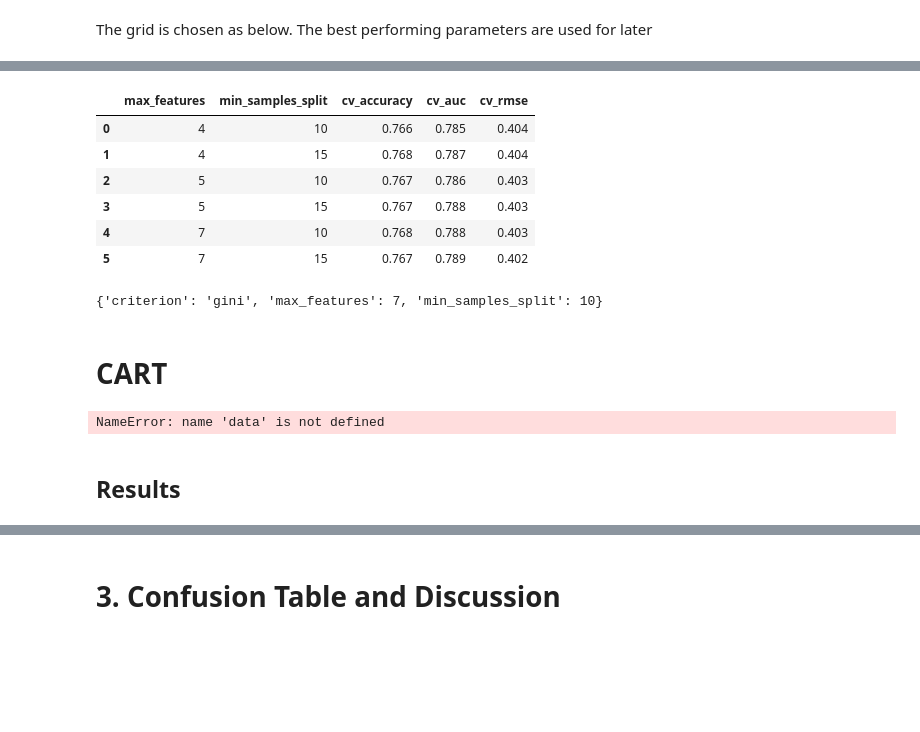
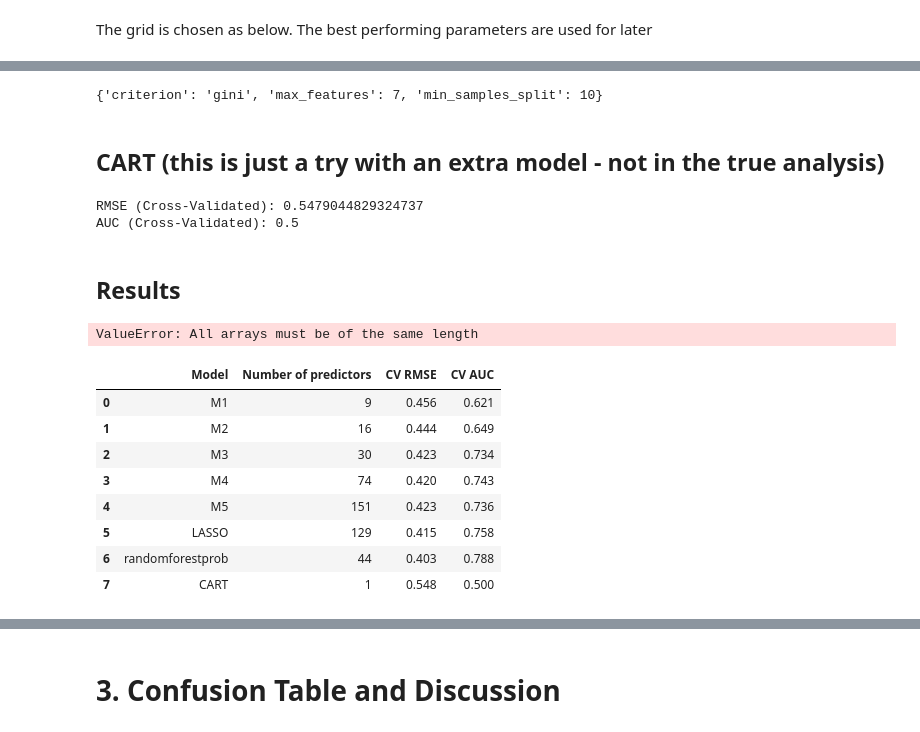
Before and after one commit to Jacopo21/Firms-prediction, a Jupyter notebook: 0Analysis.ipynb, the cells around one changed output, grey strips where cells are left out. Cells and saved outputs as stored; diff of their text form; code cells hidden in the pictures; blank space fills up the shorter version.

```diff
--- a/0Analysis.ipynb
+++ b/0Analysis.ipynb
@@ -331,4 +309,9 @@ grid = {'max_features': [4, 5, 7],
 # %%
+grid = {'max_features': [5, 6, 7],
+        'criterion':['gini'],
+        'min_samples_split': [10, 11]}
+
+
 prob_forest = RandomForestClassifier(random_state=42, n_estimators=50, oob_score=True)
 prob_forest_grid = GridSearchCV(prob_forest, grid, cv=5, refit='accuracy',
                                 scoring = ['accuracy', 'roc_auc', 'neg_brier_score'], n_jobs=-1)
@@ -361,13 +344,3 @@ prob_forest_cv_results = pd.DataFrame({
-# %%
-prob_forest_cv_results.round(3)
-# %% [output]
-|  | max_features | min_samples_split | cv_accuracy | cv_auc | cv_rmse |
-| 0 | 4 | 10 | 0.766 | 0.785 | 0.404 |
-| 1 | 4 | 15 | 0.768 | 0.787 | 0.404 |
-| 2 | 5 | 10 | 0.767 | 0.786 | 0.403 |
-| 3 | 5 | 15 | 0.767 | 0.788 | 0.403 |
-| 4 | 7 | 10 | 0.768 | 0.788 | 0.403 |
-| 5 | 7 | 15 | 0.767 | 0.789 | 0.402 |
 # %%
 #obtain optimal parameter values
 best_mtry = prob_forest_fit.best_params_['max_features']
@@ -394,8 +367,8 @@ for i in range(5):
     rmse = prob_forest_fit.cv_results_['split' + str(i) + '_test_roc_auc'][prob_forest_best_results_index]
     CV_AUC_folds_rf_p.append(rmse)
 CV_AUC_folds['randomforestprob'] = CV_AUC_folds_rf_p
-# %% [markdown]
-# CART
+# %% [markdown]
+## CART (this is just a try with an extra model - not in the true analysis)
 # %%
 from sklearn.tree import DecisionTreeClassifier
 from sklearn.model_selection import cross_val_score
@@ -409,8 +382,8 @@ X = cart_data.drop('fast_growth', axis=1)
 y = cart_data['fast_growth']
 
 # Create and fit the CART model
-model = DecisionTreeClassifier()
-
+model = DecisionTreeClassifier(max_depth=2, min_samples_split=5, min_samples_leaf=2, max_features='sqrt')
+model.fit(X, y)
 # Perform cross-validation and calculate RMSE and AUC
 rmse_scores = np.sqrt(-cross_val_score(model, X, y, cv=5, scoring='neg_mean_squared_error'))
 auc_scores = cross_val_score(model, X, y, cv=5, scoring='roc_auc')
@@ -419,9 +392,31 @@ auc_scores = cross_val_score(model, X, y, cv=5, scoring='roc_auc')
 print('RMSE (Cross-Validated):', np.mean(rmse_scores))
 print('AUC (Cross-Validated):', np.mean(auc_scores))
 # %% [output]
-NameError: name 'data' is not defined
+RMSE (Cross-Validated): 0.5479044829324737
+AUC (Cross-Validated): 0.5
 # %% [markdown]
 ## Results
+# %%
+## use also CART
+summary_results2 = pd.DataFrame({"Model": list(nvars.keys()) + ['CART'],
+                              "Number of predictors": list(nvars.values()) + [len(X.columns)],
+                              "CV RMSE": list(CV_RMSE.values()) + [np.mean(rmse_scores)],
+                              "CV AUC": list(CV_AUC.values()) + [np.mean(auc_scores)]
+                               })
+# %% [output]
+ValueError: All arrays must be of the same length
+# %%
+summary_results2.round(3)
+# %% [output]
+|  | Model | Number of predictors | CV RMSE | CV AUC |
+| 0 | M1 | 9 | 0.456 | 0.621 |
+| 1 | M2 | 16 | 0.444 | 0.649 |
+| 2 | M3 | 30 | 0.423 | 0.734 |
+| 3 | M4 | 74 | 0.420 | 0.743 |
+| 4 | M5 | 151 | 0.423 | 0.736 |
+| 5 | LASSO | 129 | 0.415 | 0.758 |
+| 6 | randomforestprob | 44 | 0.403 | 0.788 |
+| 7 | CART | 1 | 0.548 | 0.500 |
 # %%
 nvars['randomforestprob'] = len(rfvars.columns)
 # %%
```
Also changed, not shown: parts of 23 cells of this notebook, 3 other files.
